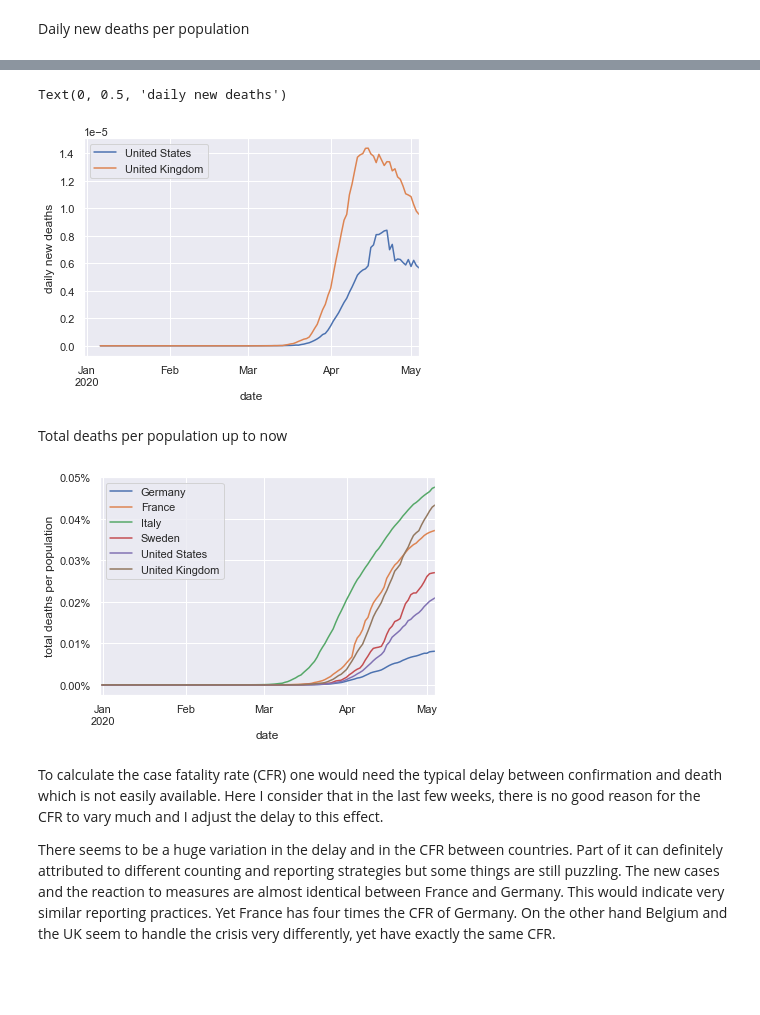
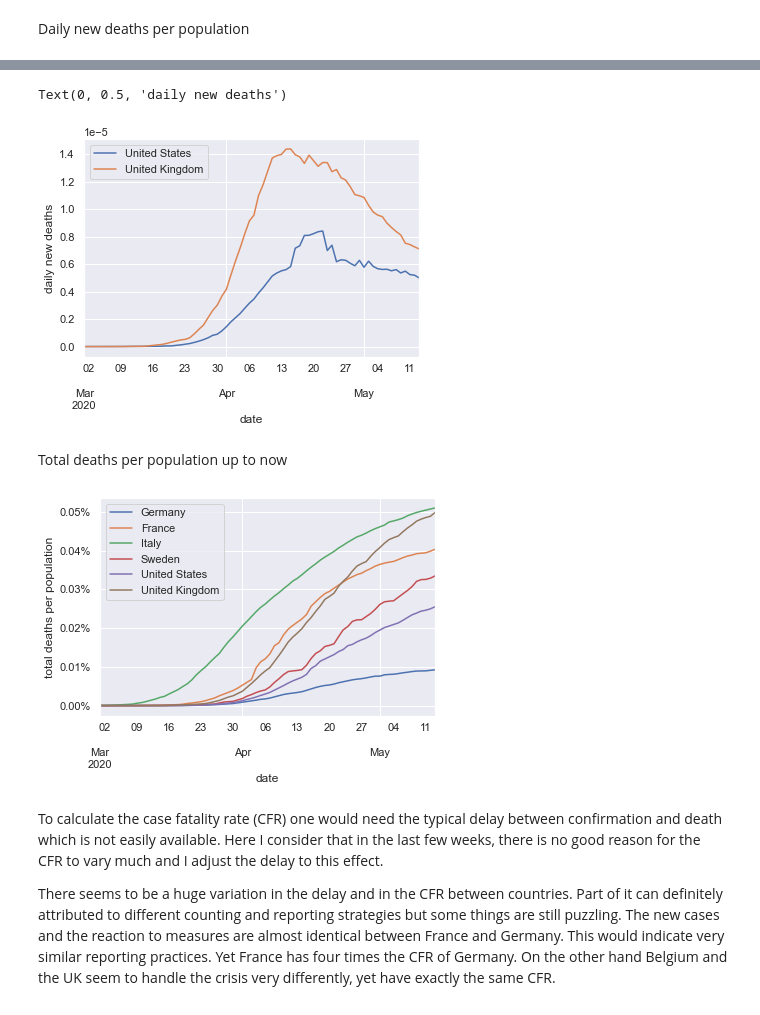
Before and after one commit to wtkranz/CoronaPlay, a Jupyter notebook: coronaplay.ipynb, the cells around one changed output, grey strips where cells are left out. Saved outputs shown, nothing was run; the diff lists cells and outputs as text; code cells hidden in the pictures; blank space fills up the shorter version.

```diff
--- a/coronaplay.ipynb
+++ b/coronaplay.ipynb
@@ -14,7 +17,10 @@ import urllib.request as request # only needed explicitly for Cloudflare hack be
 # %%
-data = pandas.read_csv("https://covid.ourworldindata.org/data/ecdc/new_cases.csv",
-                       index_col='date', parse_dates=True)
-data
+data = pandas.read_csv(
+    "https://covid.ourworldindata.org/data/ecdc/new_cases.csv",
+    index_col="date",
+    parse_dates=True,
+)
+data.fillna("")
 # %% [output]
 |  | World | Afghanistan | Albania | Algeria | Andorra | Angola | Anguilla | Antigua and Barbuda | Argentina | ... |
 | date |  |  |  |  |  |  |  |  |  | ... |
@@ -48,13 +58,22 @@ Text(0, 0.5, 'daily new reports (7-day rolling mean)')
 # %% [markdown]
 Population by country
 # %%
-package = datapackage.Package('https://datahub.io/JohnSnowLabs/population-figures-by-country/datapackage.json')
-#for i in range(len(package.resources)):
+package = datapackage.Package(
+    "https://datahub.io/JohnSnowLabs/population-figures-by-country/datapackage.json"
+)
+# for i in range(len(package.resources)):
 #   print(package.resource_names[i], package.resources[i].tabular)
 # Spoof user agent to trick Cloudflare. Otherwise it blocks the download. Datahub should fix it
-req = request.Request(package.resources[4].descriptor['path'], headers={'User-Agent': 'Mozilla/5.0 (Macintosh; Intel Mac OS X 10_9_3) AppleWebKit/537.36 (KHTML, like Gecko) Chrome/35.0.1916.47 Safari/537.36'})
-population = pandas.read_csv(request.urlopen(req), index_col='Country')['Year_2016']
-#population = pandas.read_csv(package.resources[4].descriptor['path'])
+req = request.Request(
+    package.resources[4].descriptor["path"],
+    headers={
+        "User-Agent": "Mozilla/5.0 (Macintosh; Intel Mac OS X 10_9_3) AppleWebKit/537.36 (KHTML, like Gecko) Chrome/35.0.1916.47 Safari/537.36"
+    },
+)
+population = pandas.read_csv(
+    request.urlopen(req), index_col="Country"
+)["Year_2016"]
+# population = pandas.read_csv(package.resources[4].descriptor['path'])
 population
 # %% [output]
 Country
@@ -188,7 +251,10 @@ for ax in axs:
 # %%
-newdeaths = pandas.read_csv("https://covid.ourworldindata.org/data/ecdc/new_deaths.csv",
-                       index_col='date', parse_dates=True)
-newdeaths
+newdeaths = pandas.read_csv(
+    "https://covid.ourworldindata.org/data/ecdc/new_deaths.csv",
+    index_col="date",
+    parse_dates=True,
+)
+newdeaths.fillna("")
 # %% [output]
 |  | World | Afghanistan | Albania | Algeria | Andorra | Angola | Anguilla | Antigua and Barbuda | Argentina | ... |
 | date |  |  |  |  |  |  |  |  |  | ... |
@@ -226,16 +310,31 @@ Text(0, 0.5, 'daily new deaths')
 # %%
-(newdeaths / population)[['United States', 'United Kingdom']].rolling(window=7).mean().plot().set_ylabel("daily new deaths")
+(newdeaths / population)[["United States", "United Kingdom"]].rolling(
+    window=7
+).mean().plot(
+    xlim=(pandas.to_datetime("1 Mar 2020"), data.index[-1])
+).set_ylabel(
+    "daily new deaths"
+)
 # %% [output]
 Text(0, 0.5, 'daily new deaths')
-[figure, old version]
+[figure, new version]
 # %% [markdown]
 Total deaths per population up to now
 # %%
-ax = (newdeaths.cumsum() / population)[['Germany', 'France', 'Italy', 'Sweden', 'United States', 'United Kingdom']].plot()
+ax = (newdeaths.cumsum() / population)[
+    [
+        "Germany",
+        "France",
+        "Italy",
+        "Sweden",
+        "United States",
+        "United Kingdom",
+    ]
+].plot(xlim=(pandas.to_datetime("1 Mar 2020"), data.index[-1]))
 ax.set_ylabel("total deaths per population")
 ax.yaxis.set_major_formatter(PercentFormatter(1, 2))
 # %% [output]
-[figure, old version]
+[figure, new version]
 # %% [markdown]
 To calculate the case fatality rate (CFR) one would need the typical delay between confirmation and death which is not easily available. Here I consider that in the last few weeks, there is no good reason for the CFR to vary much and I adjust the delay to this effect.
 
```
Also changed, not shown: parts of 40 cells of this notebook.
